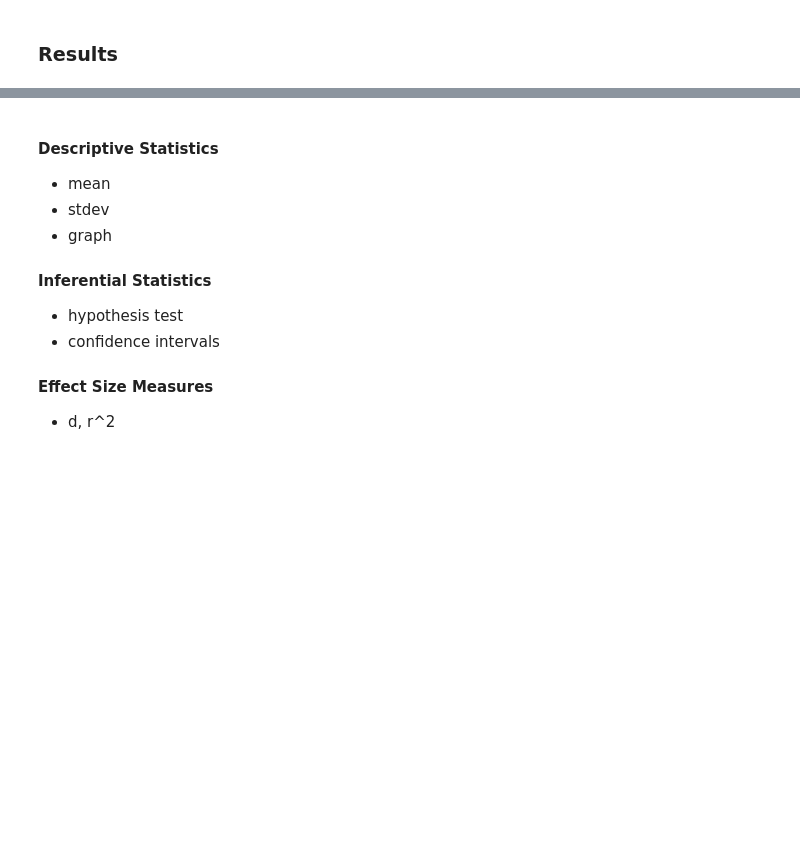
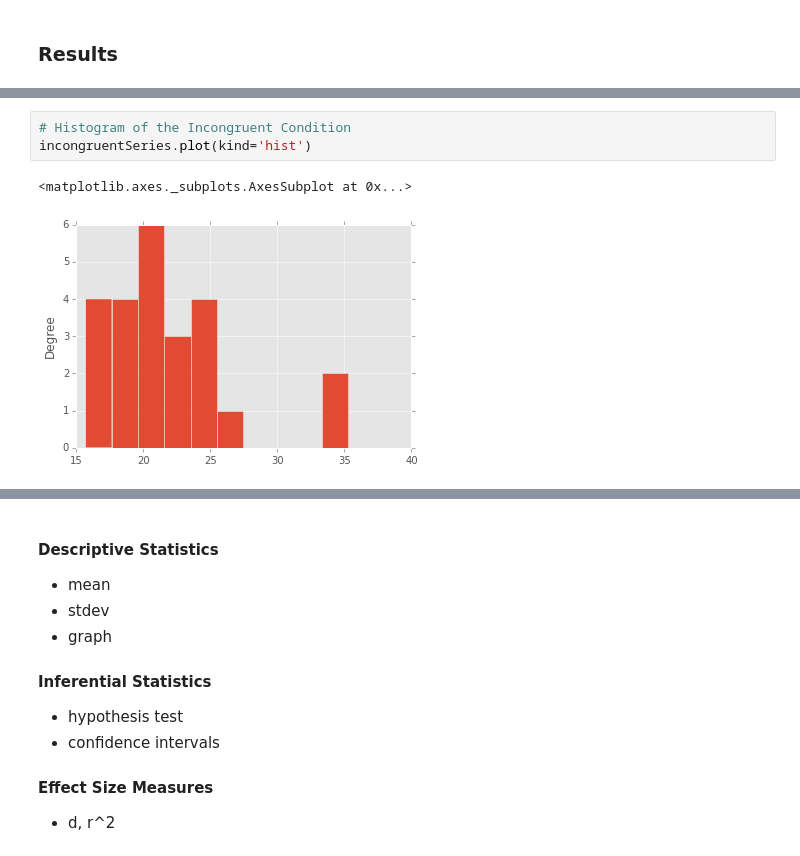
Before and after one commit to thrabchak/Udacity-Data-Analysis, a Jupyter notebook: P1 Stroop Effect/Data_Analyst_ND_Project1.ipynb, the cells around one changed output, grey strips where cells are left out. Drawn from its saved outputs; the diff is of its cells as text; blank space fills up the shorter version.

```diff
--- a/P1 Stroop Effect/Data_Analyst_ND_Project1.ipynb
+++ b/P1 Stroop Effect/Data_Analyst_ND_Project1.ipynb
@@ -42,0 +83,6 @@ dataFrame = pd.read_csv(path)
+# %%
+# Histogram of the Incongruent Condition
+incongruentSeries.plot(kind='hist')
+# %% [output]
+<matplotlib.axes._subplots.AxesSubplot at 0x...>
+[figure, added]
```
Also changed, not shown: parts of 12 cells of this notebook.
